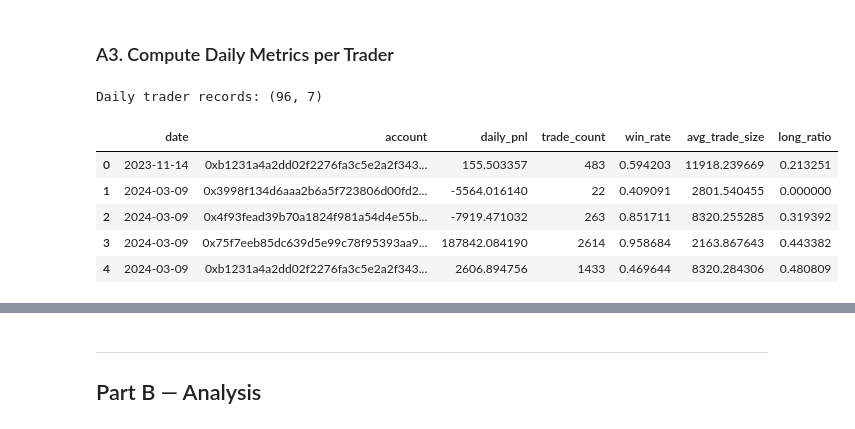
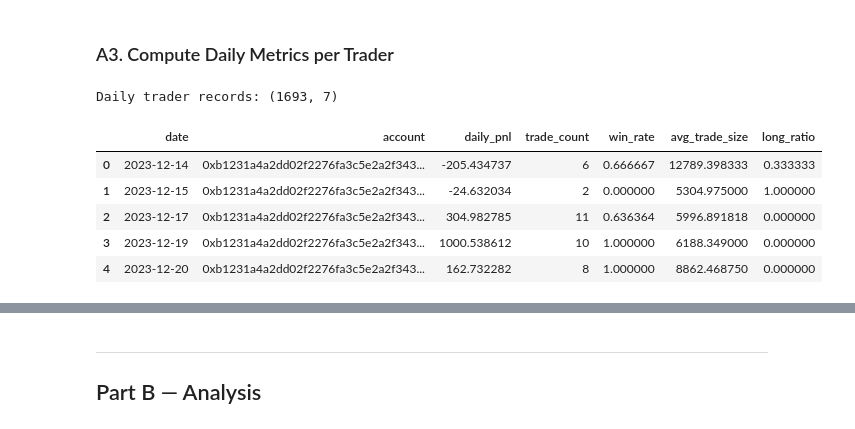
Before and after one commit to dswithmohit/crypto-trader-sentiment-analysis, a Jupyter notebook: primetrade_analysis.ipynb, the cells around one changed output, grey strips where cells are left out. Cells and saved outputs as stored; diff of their text form; code cells hidden in the pictures.

```diff
--- a/primetrade_analysis.ipynb
+++ b/primetrade_analysis.ipynb
@@ -124,6 +124,9 @@ Name: count, dtype: int64
 print(tr.columns.tolist())
 # %% [output]
 ['Account', 'Coin', 'Execution Price', 'Size Tokens', 'Size USD', 'Side', 'Timestamp IST', 'Start Position', 'Direction', 'Closed PnL', 'Transaction Hash', 'Order ID', 'Crossed', 'Fee', 'Trade ID', 'T ...
+# %%
+tr.columns = [c.strip() for c in tr.columns]
+closed = tr[tr['Closed PnL'].notna() & (tr['Closed PnL'] != 0)].copy()
 # %%
 # ── Closed trades only (non-null PnL)
 tr.columns = tr.columns.str.strip()  # already done but just in case
@@ -147,26 +156,23 @@ KeyError: 'Closed PnL'
 # %% [markdown]
 ### A3. Compute Daily Metrics per Trader
 # %%
-# ── Aggregate: daily metrics per trader
 daily_trader = closed.groupby(['date','account']).agg(
-    daily_pnl        = ('closed_pnl', 'sum'),
-    trade_count      = ('closed_pnl', 'count'),
+    daily_pnl        = ('Closed PnL', 'sum'),
+    trade_count      = ('Closed PnL', 'count'),
     win_rate         = ('is_win',     'mean'),
     avg_trade_size   = ('size',       'mean'),
-    long_ratio       = ('is_long',    'mean')   # >0.5 = long-biased
+    long_ratio       = ('is_long',    'mean')
 ).reset_index()
-
 print('Daily trader records:', daily_trader.shape)
-
 daily_trader.head()
 # %% [output]
-Daily trader records: (96, 7)
+Daily trader records: (1693, 7)
 |  | date | account | daily_pnl | trade_count | win_rate | avg_trade_size | long_ratio |
-| 0 | 2023-11-14 | 0xb1231a4a2dd02f2276fa3c5e2a2f343... | 155.503357 | 483 | 0.594203 | 11918.239669 | 0.213251 |
-| 1 | 2024-03-09 | 0x3998f134d6aaa2b6a5f723806d00fd2... | -5564.016140 | 22 | 0.409091 | 2801.540455 | 0.000000 |
-| 2 | 2024-03-09 | 0x4f93fead39b70a1824f981a54d4e55b... | -7919.471032 | 263 | 0.851711 | 8320.255285 | 0.319392 |
-| 3 | 2024-03-09 | 0x75f7eeb85dc639d5e99c78f95393aa9... | 187842.084190 | 2614 | 0.958684 | 2163.867643 | 0.443382 |
-| 4 | 2024-03-09 | 0xb1231a4a2dd02f2276fa3c5e2a2f343... | 2606.894756 | 1433 | 0.469644 | 8320.284306 | 0.480809 |
+| 0 | 2023-12-14 | 0xb1231a4a2dd02f2276fa3c5e2a2f343... | -205.434737 | 6 | 0.666667 | 12789.398333 | 0.333333 |
+| 1 | 2023-12-15 | 0xb1231a4a2dd02f2276fa3c5e2a2f343... | -24.632034 | 2 | 0.000000 | 5304.975000 | 1.000000 |
+| 2 | 2023-12-17 | 0xb1231a4a2dd02f2276fa3c5e2a2f343... | 304.982785 | 11 | 0.636364 | 5996.891818 | 0.000000 |
+| 3 | 2023-12-19 | 0xb1231a4a2dd02f2276fa3c5e2a2f343... | 1000.538612 | 10 | 1.000000 | 6188.349000 | 0.000000 |
+| 4 | 2023-12-20 | 0xb1231a4a2dd02f2276fa3c5e2a2f343... | 162.732282 | 8 | 1.000000 | 8862.468750 | 0.000000 |
 # %%
 # ── Merge with sentiment
 merged = daily_trader.merge(fg[['date','sentiment']], on='date', how='inner')
```
Also changed, not shown: parts of 10 cells of this notebook, 4 other files.
